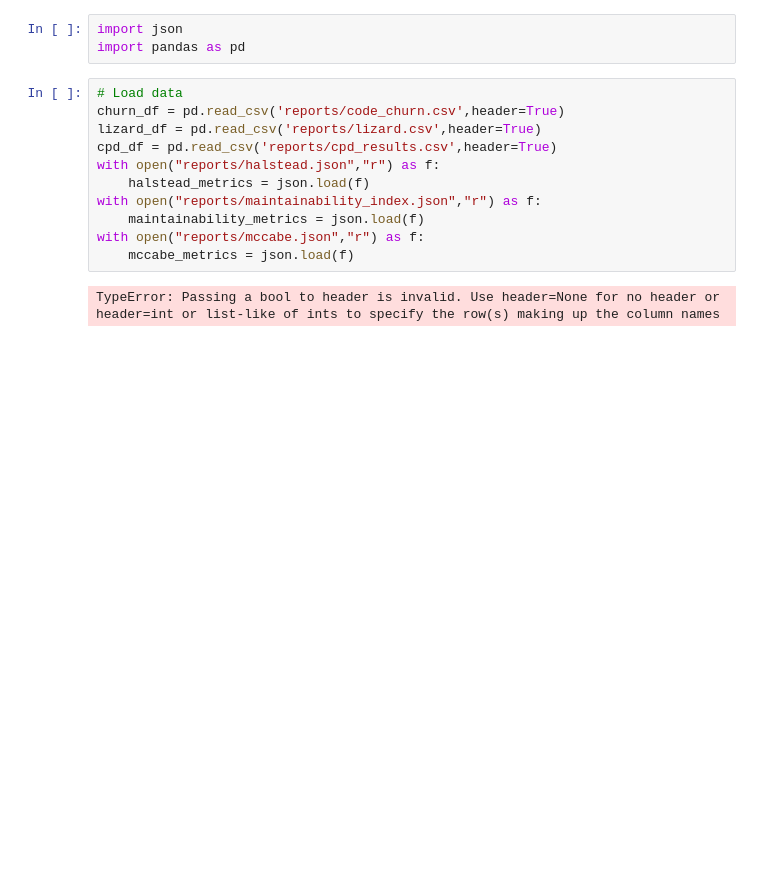
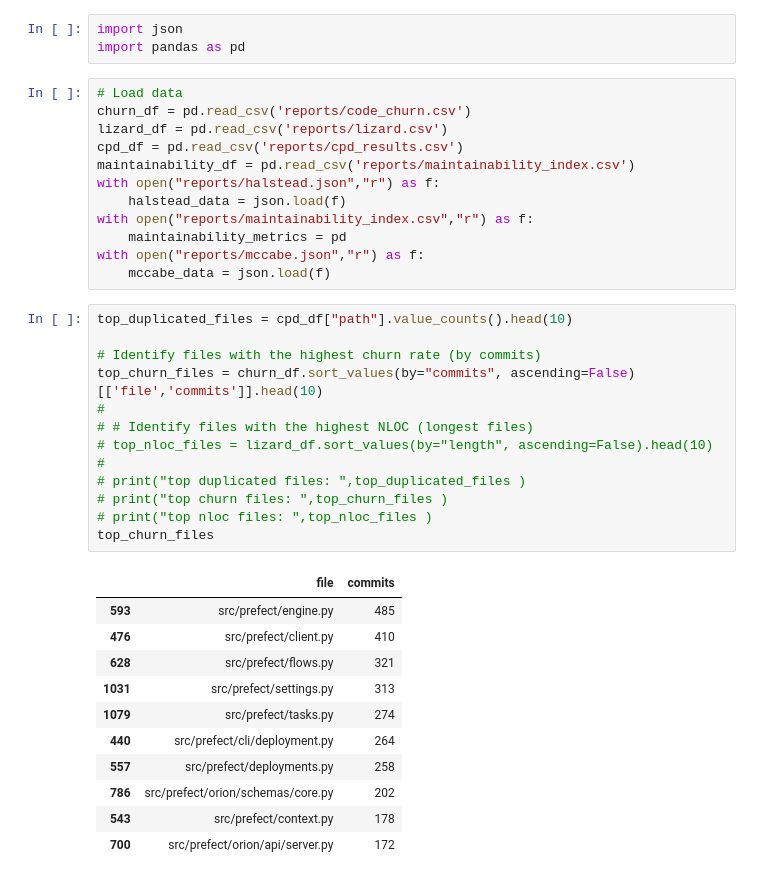
Before and after one commit to HamedGhoochanian/prefect, a Jupyter notebook: report_notebook.ipynb, the cells around one changed output. Cells and saved outputs as stored; diff of their text form; blank space fills up the shorter version.

```diff
--- a/report_notebook.ipynb
+++ b/report_notebook.ipynb
@@ -3,14 +3,38 @@ import json
 import pandas as pd
 # %%
 # Load data
-churn_df = pd.read_csv('reports/code_churn.csv',header=True)
-lizard_df = pd.read_csv('reports/lizard.csv',header=True)
-cpd_df = pd.read_csv('reports/cpd_results.csv',header=True)
+churn_df = pd.read_csv('reports/code_churn.csv')
+lizard_df = pd.read_csv('reports/lizard.csv')
+cpd_df = pd.read_csv('reports/cpd_results.csv')
+maintainability_df = pd.read_csv('reports/maintainability_index.csv')
 with open("reports/halstead.json","r") as f:
-    halstead_metrics = json.load(f)
-with open("reports/maintainability_index.json","r") as f:
-    maintainability_metrics = json.load(f)
+    halstead_data = json.load(f)
+with open("reports/maintainability_index.csv","r") as f:
+    maintainability_metrics = pd
 with open("reports/mccabe.json","r") as f:
-    mccabe_metrics = json.load(f)
+    mccabe_data = json.load(f)
-# %% [output]
-TypeError: Passing a bool to header is invalid. Use header=None for no header or header=int or list-like of ints to specify the row(s) making up the column names
+# %%
+top_duplicated_files = cpd_df["path"].value_counts().head(10)
+
+# Identify files with the highest churn rate (by commits)
+top_churn_files = churn_df.sort_values(by="commits", ascending=False)[['file','commits']].head(10)
+#
+# # Identify files with the highest NLOC (longest files)
+# top_nloc_files = lizard_df.sort_values(by="length", ascending=False).head(10)
+#
+# print("top duplicated files: ",top_duplicated_files )
+# print("top churn files: ",top_churn_files )
+# print("top nloc files: ",top_nloc_files )
+top_churn_files
+# %% [output]
+|  | file | commits |
+| 593 | src/prefect/engine.py | 485 |
+| 476 | src/prefect/client.py | 410 |
+| 628 | src/prefect/flows.py | 321 |
+| 1031 | src/prefect/settings.py | 313 |
+| 1079 | src/prefect/tasks.py | 274 |
+| 440 | src/prefect/cli/deployment.py | 264 |
+| 557 | src/prefect/deployments.py | 258 |
+| 786 | src/prefect/orion/schemas/core.py | 202 |
+| 543 | src/prefect/context.py | 178 |
+| 700 | src/prefect/orion/api/server.py | 172 |
```
Also changed, not shown: parts of 1 cell of this notebook, 4 other files.
